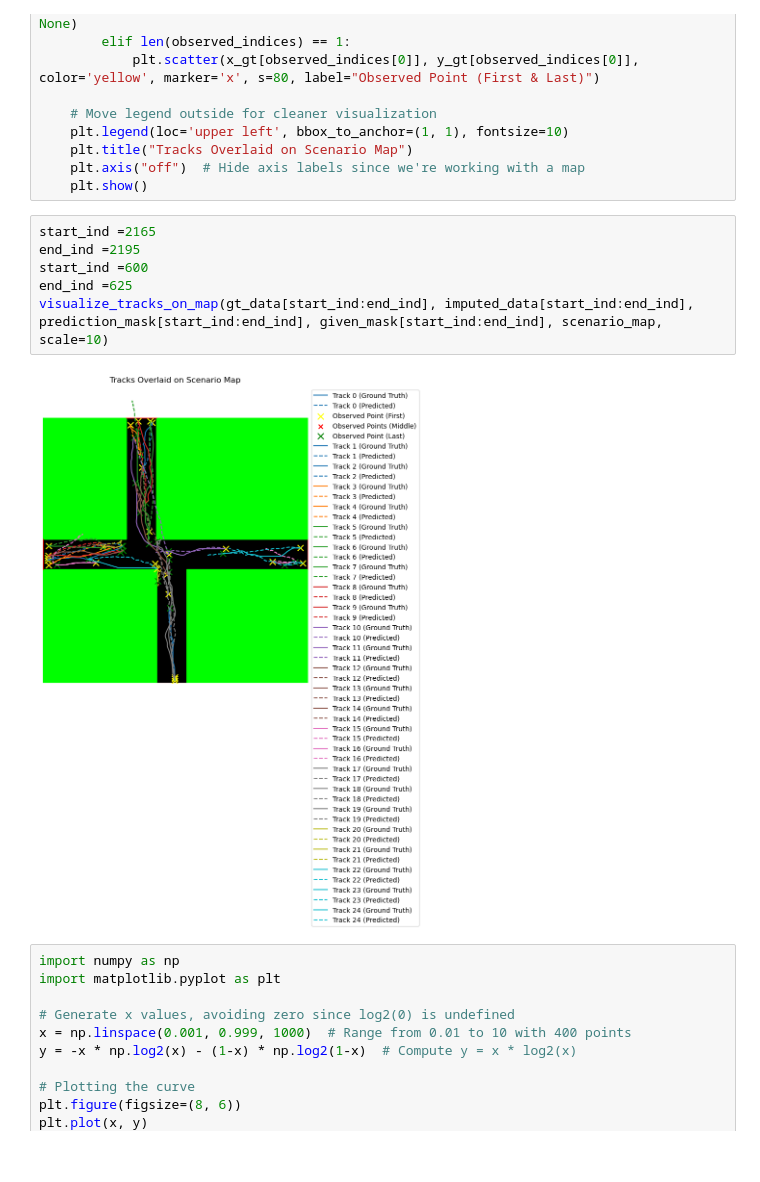
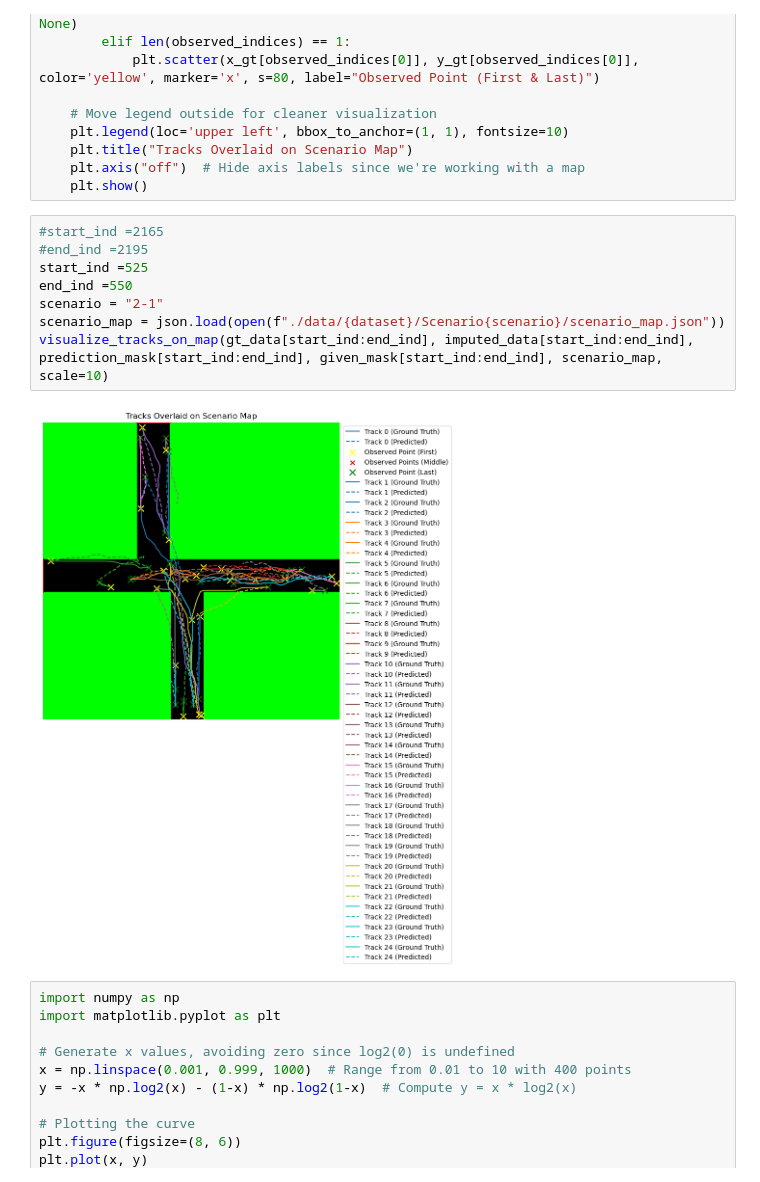
Before and after one commit to hxguo332/CSDI_social-interaction, a Jupyter notebook: visualize.ipynb, the cells around one changed output. Saved outputs shown, nothing was run; the diff lists cells and outputs as text; blank space fills up the shorter version.

```diff
--- a/visualize.ipynb
+++ b/visualize.ipynb
@@ -292,13 +292,15 @@ def visualize_tracks_on_map(gt_data, imputed_data, prediction_mask, given_mask,
     plt.axis("off")  # Hide axis labels since we're working with a map
     plt.show()
 # %%
-start_ind =2165
-end_ind =2195
-start_ind =600
-end_ind =625
+#start_ind =2165
+#end_ind =2195
+start_ind =525
+end_ind =550
+scenario = "2-1"
+scenario_map = json.load(open(f"./data/{dataset}/Scenario{scenario}/scenario_map.json"))
 visualize_tracks_on_map(gt_data[start_ind:end_ind], imputed_data[start_ind:end_ind], prediction_mask[start_ind:end_ind], given_mask[start_ind:end_ind], scenario_map, scale=10)
 # %% [output]
-[figure, old version]
+[figure, new version]
 # %%
 import numpy as np
 import matplotlib.pyplot as plt
```
Also changed, not shown: 7 other files.
